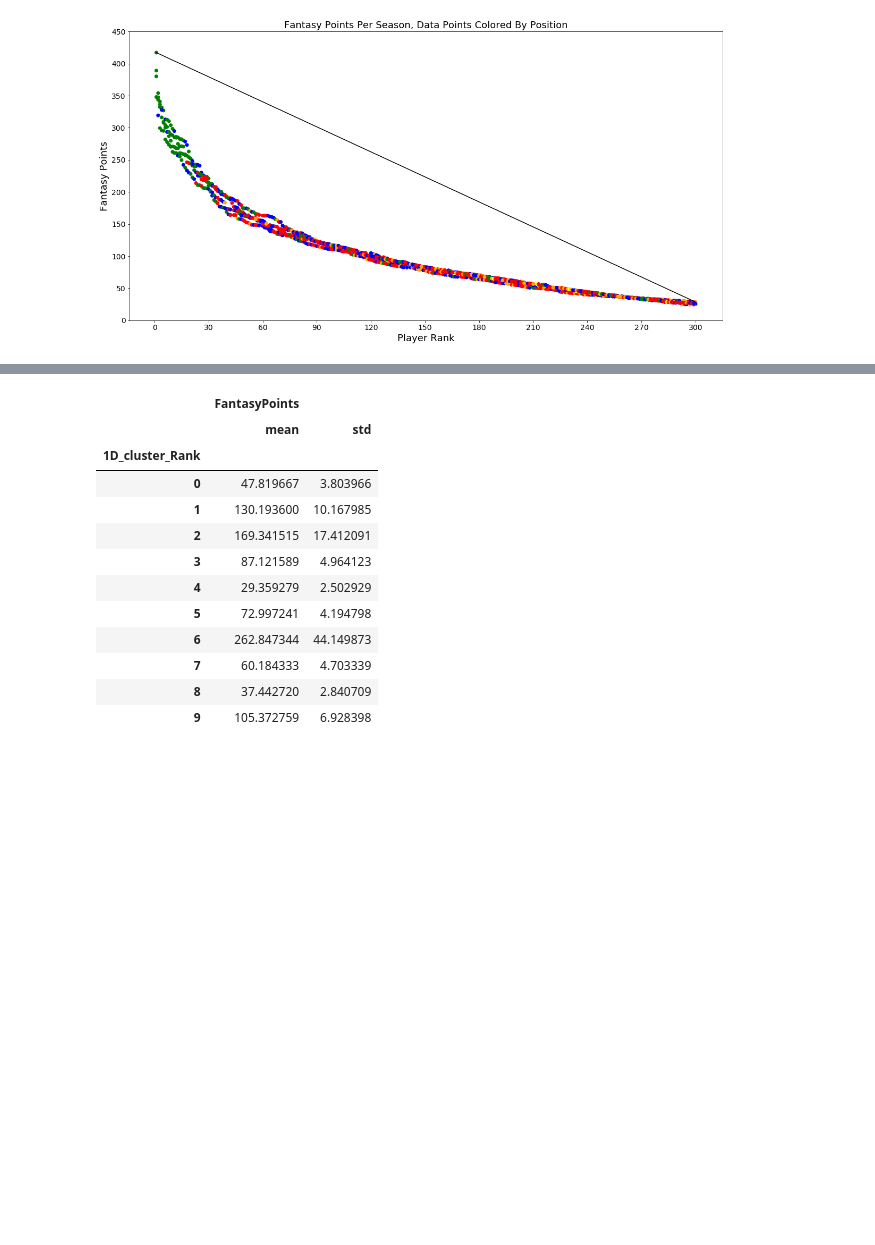
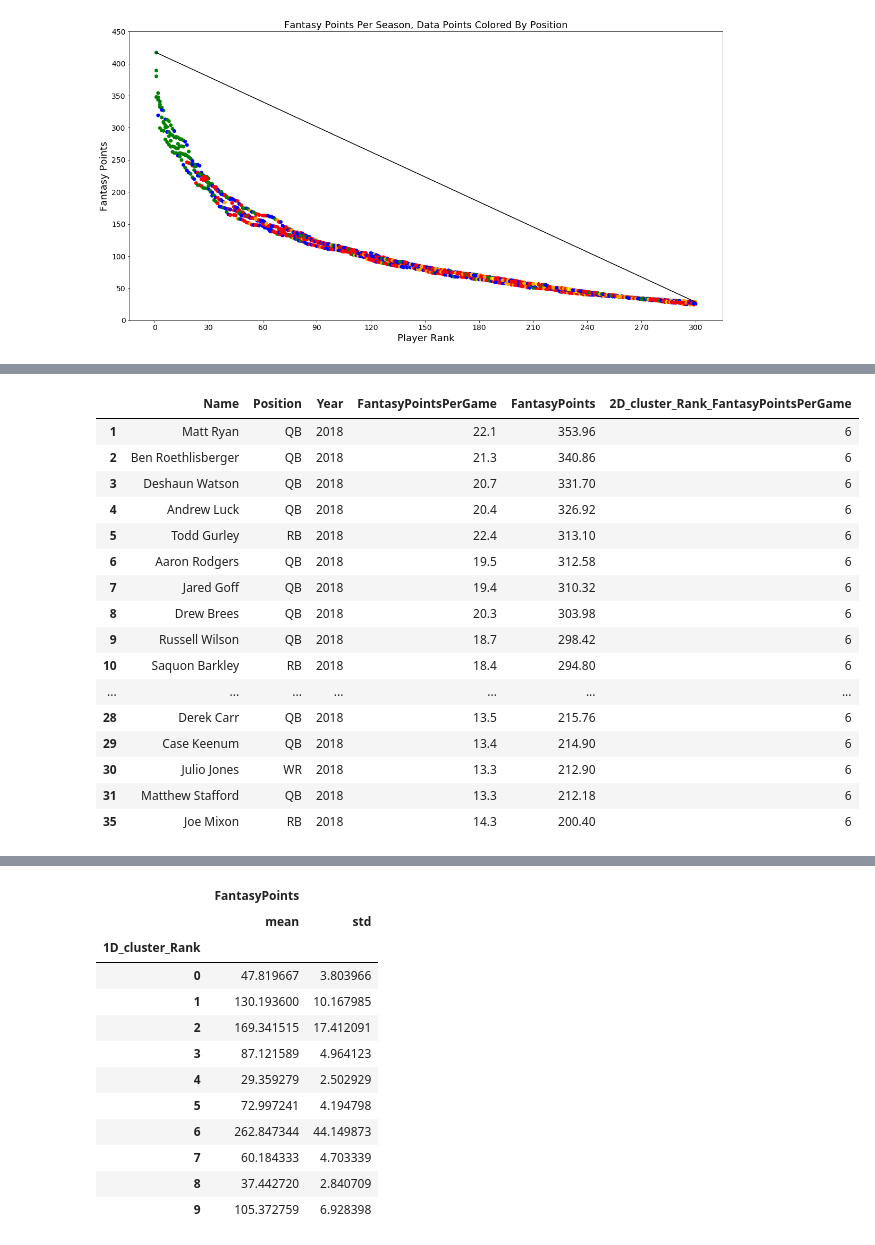
Before and after one commit to cbratkovics/fantasy_football, a Jupyter notebook: code/models/top_overall_players_per_season_Gaussian_clustering.ipynb, the cells around one changed output, grey strips where cells are left out. Saved outputs shown, nothing was run; the diff lists cells and outputs as text; code cells hidden in the pictures; blank space fills up the shorter version.

```diff
--- a/code/models/top_overall_players_per_season_Gaussian_clustering.ipynb
+++ b/code/models/top_overall_players_per_season_Gaussian_clustering.ipynb
@@ -154,0 +190,22 @@ def gauss_mix_plotter(df, col_1, col_2, clusters = 10, is_year = True):
+# %%
+o_df_per_game[(o_df_per_game['2D_cluster_Rank_FantasyPointsPerGame'] == 6) &
+              (o_df_per_game['Year'] == 2018)][['Name', 'Position', 'Year', 'FantasyPointsPerGame',
+                                                'FantasyPoints', '2D_cluster_Rank_FantasyPointsPerGame']]
+# %% [output]
+|  | Name | Position | Year | FantasyPointsPerGame | FantasyPoints | 2D_cluster_Rank_FantasyPointsPerGame |
+| 1 | Matt Ryan | QB | 2018 | 22.1 | 353.96 | 6 |
+| 2 | Ben Roethlisberger | QB | 2018 | 21.3 | 340.86 | 6 |
+| 3 | Deshaun Watson | QB | 2018 | 20.7 | 331.70 | 6 |
+| 4 | Andrew Luck | QB | 2018 | 20.4 | 326.92 | 6 |
+| 5 | Todd Gurley | RB | 2018 | 22.4 | 313.10 | 6 |
+| 6 | Aaron Rodgers | QB | 2018 | 19.5 | 312.58 | 6 |
+| 7 | Jared Goff | QB | 2018 | 19.4 | 310.32 | 6 |
+| 8 | Drew Brees | QB | 2018 | 20.3 | 303.98 | 6 |
+| 9 | Russell Wilson | QB | 2018 | 18.7 | 298.42 | 6 |
+| 10 | Saquon Barkley | RB | 2018 | 18.4 | 294.80 | 6 |
+| ... | ... | ... | ... | ... | ... | ... |
+| 28 | Derek Carr | QB | 2018 | 13.5 | 215.76 | 6 |
+| 29 | Case Keenum | QB | 2018 | 13.4 | 214.90 | 6 |
+| 30 | Julio Jones | WR | 2018 | 13.3 | 212.90 | 6 |
+| 31 | Matthew Stafford | QB | 2018 | 13.3 | 212.18 | 6 |
+| 35 | Joe Mixon | RB | 2018 | 14.3 | 200.40 | 6 |
```
Also changed, not shown: parts of 44 cells of this notebook, 9 other files.
